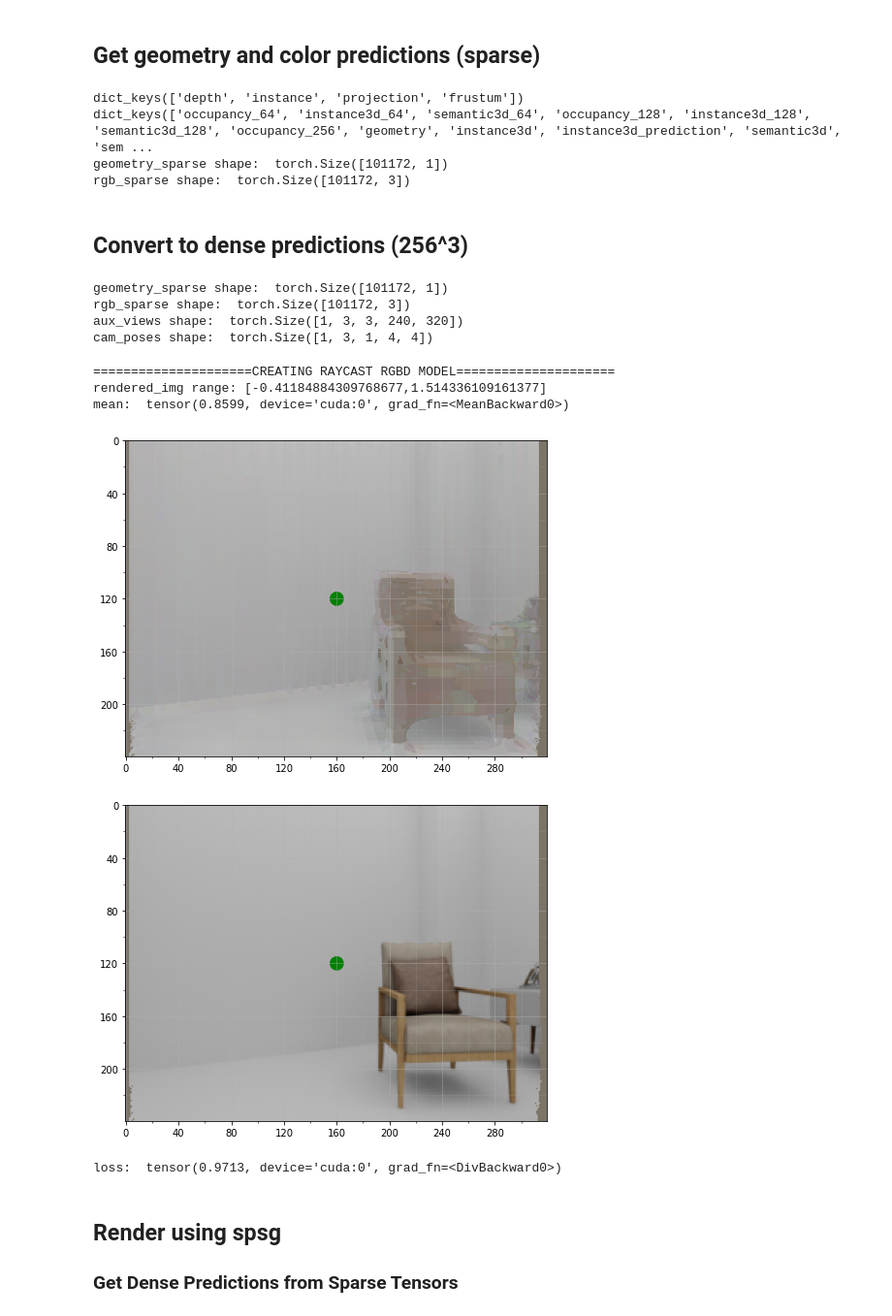
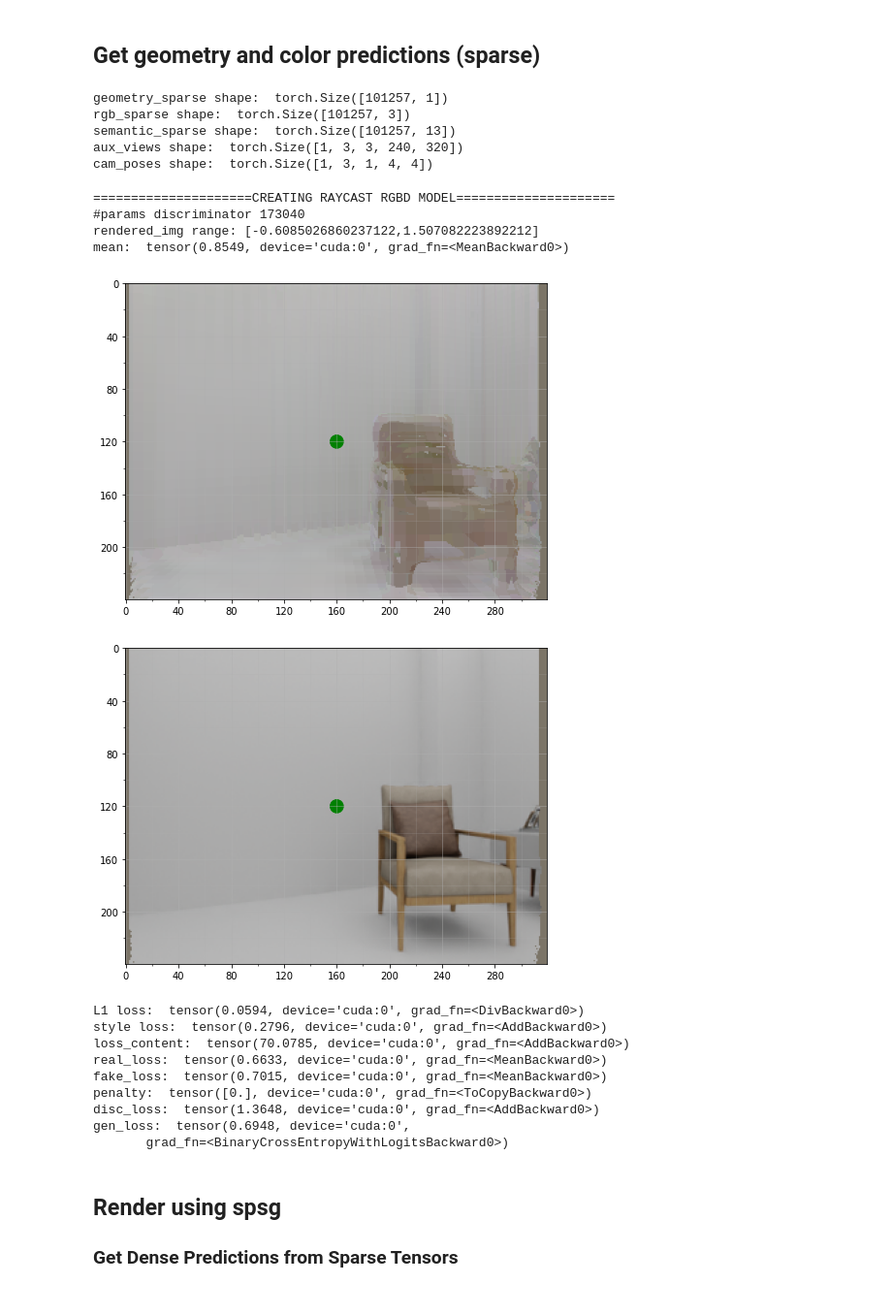
Before and after one commit to jdgalviss/panoptic-reconstruction, a Jupyter notebook: 02_loss.ipynb, the cells around one changed output. Shown at 97% size. Cells and saved outputs as stored; diff of their text form; code cells hidden in the pictures.

```diff
--- a/02_loss.ipynb
+++ b/02_loss.ipynb
@@ -133,12 +134,14 @@ for idx, (image_ids, targets) in enumerate(dataloader):
         checkpointer.save(f"model_{last_training_stage}_{iteration:07d}", **checkpoint_arguments)
         logger.info(f"Finish {last_training_stage} hierarchy level")
 
+    print("\riteration: {}, total_loss: {}, rgb_loss:{}".format(iteration, total_loss, rgb_loss), end="")
+    if iteration%10 == 0:
+        print("\riteration: {}, total_loss: {}, rgb_loss:{}".format(iteration, total_loss, rgb_loss))
+
     iteration += 1
     iteration_end = time.time()
 
-    print("\riteration: {}, total_loss: {}, rgb_loss:{}".format(iteration, total_loss, rgb_loss), end="")
-    if iteration%100 == 0:
-        print("\riteration: {}, total_loss: {}, rgb_loss:{}".format(iteration, total_loss, rgb_loss))
+
 
     # if idx>4:
         # break
@@ -173,19 +198,5 @@ KeyboardInterrupt:
 # %% [markdown]
 ## Get geometry and color predictions (sparse)
-# %%
-print(results.keys())
-print(results['frustum'].keys())
-geometry_sparse_prediction = results['frustum']['geometry']
-rgb_sparse_prediction = results['frustum']['rgb']
-print("geometry_sparse shape: ", geometry_sparse_prediction.shape)
-print("rgb_sparse shape: ", rgb_sparse_prediction.shape)
-# %% [output]
-dict_keys(['depth', 'instance', 'projection', 'frustum'])
-dict_keys(['occupancy_64', 'instance3d_64', 'semantic3d_64', 'occupancy_128', 'instance3d_128', 'semantic3d_128', 'occupancy_256', 'geometry', 'instance3d', 'instance3d_prediction', 'semantic3d', 'sem ...
-geometry_sparse shape:  torch.Size([101172, 1])
-rgb_sparse shape:  torch.Size([101172, 3])
-# %% [markdown]
-## Convert to dense predictions (256^3)
 # %%
 
 # from .lib.modeling.frustum.rgb_loss import rgb_loss
@@ -193,30 +204,44 @@ rgb_sparse shape:  torch.Size([101172, 3])
 # print(results['frustum'].keys())
 geometry_sparse_prediction = results['frustum']['geometry']
 rgb_sparse_prediction = results['frustum']['rgb']
+semantic_sparse_prediction = results['frustum']['semantic3d']
+
 print("geometry_sparse shape: ", geometry_sparse_prediction.shape)
 print("rgb_sparse shape: ", rgb_sparse_prediction.shape)
+print("semantic_sparse shape: ", semantic_sparse_prediction.shape)
+
 
 aux_views = targets[0].get_field("aux_views").unsqueeze(0)
 cam_poses = targets[0].get_field("cam_poses").unsqueeze(0)
 print("aux_views shape: ", aux_views.shape)
 print("cam_poses shape: ", cam_poses.shape)
 # %% [output]
-geometry_sparse shape:  torch.Size([101172, 1])
-rgb_sparse shape:  torch.Size([101172, 3])
+geometry_sparse shape:  torch.Size([101257, 1])
+rgb_sparse shape:  torch.Size([101257, 3])
+semantic_sparse shape:  torch.Size([101257, 13])
 aux_views shape:  torch.Size([1, 3, 3, 240, 320])
 cam_poses shape:  torch.Size([1, 3, 1, 4, 4])
 # %%
 from lib.modeling.frustum.rgb_loss import RGBLoss
 from plot_image_grid import plot_image
 rgb_loss = RGBLoss()
-loss = rgb_loss(geometry_sparse_prediction, rgb_sparse_prediction, aux_views, cam_poses.to(device), debug=True)
+loss = rgb_loss(geometry_sparse_prediction, rgb_sparse_prediction, semantic_sparse_prediction, aux_views, cam_poses.to(device), debug=True)
 # %% [output]
 =====================CREATING RAYCAST RGBD MODEL=====================
-rendered_img range: [-0.41184884309768677,1.514336109161377]
-mean:  tensor(0.8599, device='cuda:0', grad_fn=<MeanBackward0>)
+#params discriminator 173040
+rendered_img range: [-0.6085026860237122,1.507082223892212]
+mean:  tensor(0.8549, device='cuda:0', grad_fn=<MeanBackward0>)
-[figure, old version]
+[figure, new version]
 [figure]
-loss:  tensor(0.9713, device='cuda:0', grad_fn=<DivBackward0>)
+L1 loss:  tensor(0.0594, device='cuda:0', grad_fn=<DivBackward0>)
+style loss:  tensor(0.2796, device='cuda:0', grad_fn=<AddBackward0>)
+loss_content:  tensor(70.0785, device='cuda:0', grad_fn=<AddBackward0>)
+real_loss:  tensor(0.6633, device='cuda:0', grad_fn=<MeanBackward0>)
+fake_loss:  tensor(0.7015, device='cuda:0', grad_fn=<MeanBackward0>)
+penalty:  tensor([0.], device='cuda:0', grad_fn=<ToCopyBackward0>)
+disc_loss:  tensor(1.3648, device='cuda:0', grad_fn=<AddBackward0>)
+gen_loss:  tensor(0.6948, device='cuda:0',
+       grad_fn=<BinaryCrossEntropyWithLogitsBackward0>)
 # %% [markdown]
 ## Render using spsg
 ### Get Dense Predictions from Sparse Tensors
```
Also changed, not shown: parts of 3 cells of this notebook, 9 other files.
